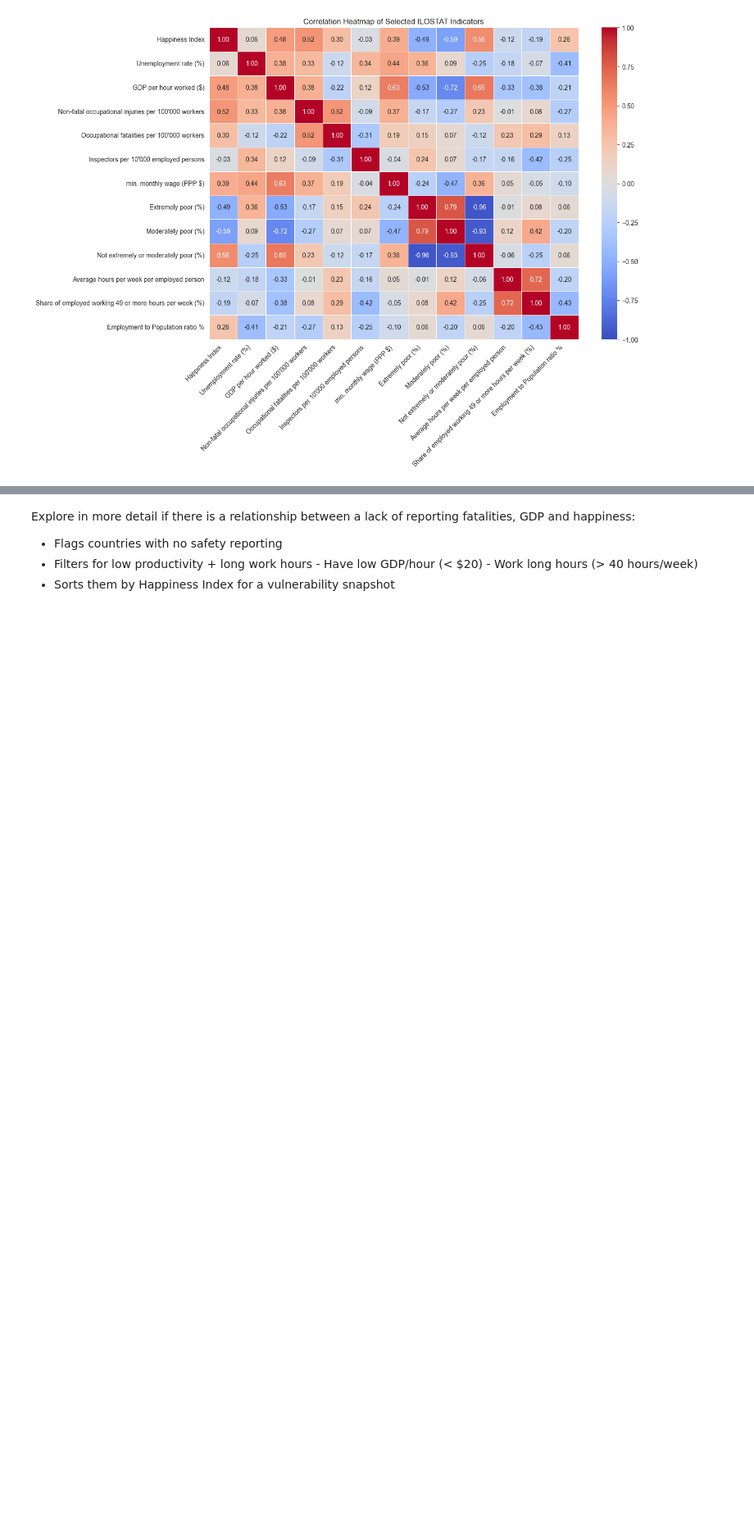
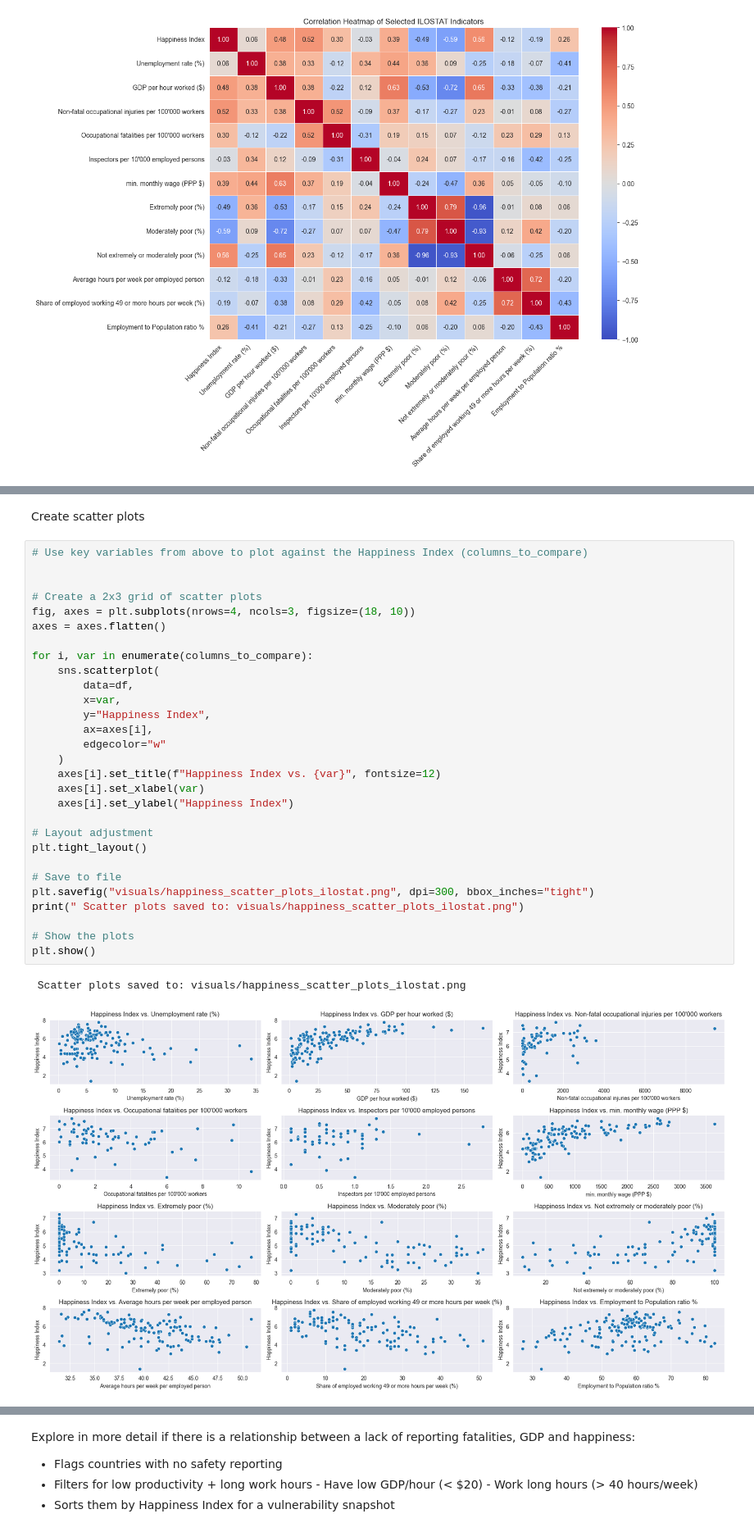
Before and after one commit to dkohalmi/CIP_FS25_202, a Jupyter notebook: notebooks/analyse_illostat.ipynb, the cells around one changed output, grey strips where cells are left out. Shown at 82% size. Drawn from its saved outputs; the diff is of its cells as text; blank space fills up the shorter version.

```diff
--- a/notebooks/analyse_illostat.ipynb
+++ b/notebooks/analyse_illostat.ipynb
@@ -105 +144,35 @@ FileNotFoundError: [Errno 2] No such file or directory: 'outputs/happiness_corre
 [figure]
+# %% [markdown]
+Create scatter plots
+# %%
+# Use key variables from above to plot against the Happiness Index (columns_to_compare)
+
+
+# Create a 2x3 grid of scatter plots
+fig, axes = plt.subplots(nrows=4, ncols=3, figsize=(18, 10))
+axes = axes.flatten()
+
+for i, var in enumerate(columns_to_compare):
+    sns.scatterplot(
+        data=df,
+        x=var,
+        y="Happiness Index",
+        ax=axes[i],
+        edgecolor="w"
+    )
+    axes[i].set_title(f"Happiness Index vs. {var}", fontsize=12)
+    axes[i].set_xlabel(var)
+    axes[i].set_ylabel("Happiness Index")
+
+# Layout adjustment
+plt.tight_layout()
+
+# Save to file
+plt.savefig("visuals/happiness_scatter_plots_ilostat.png", dpi=300, bbox_inches="tight")
+print(" Scatter plots saved to: visuals/happiness_scatter_plots_ilostat.png")
+
+# Show the plots
+plt.show()
+# %% [output]
+ Scatter plots saved to: visuals/happiness_scatter_plots_ilostat.png
+[figure, added]
```
Also changed, not shown: parts of 24 cells of this notebook.
